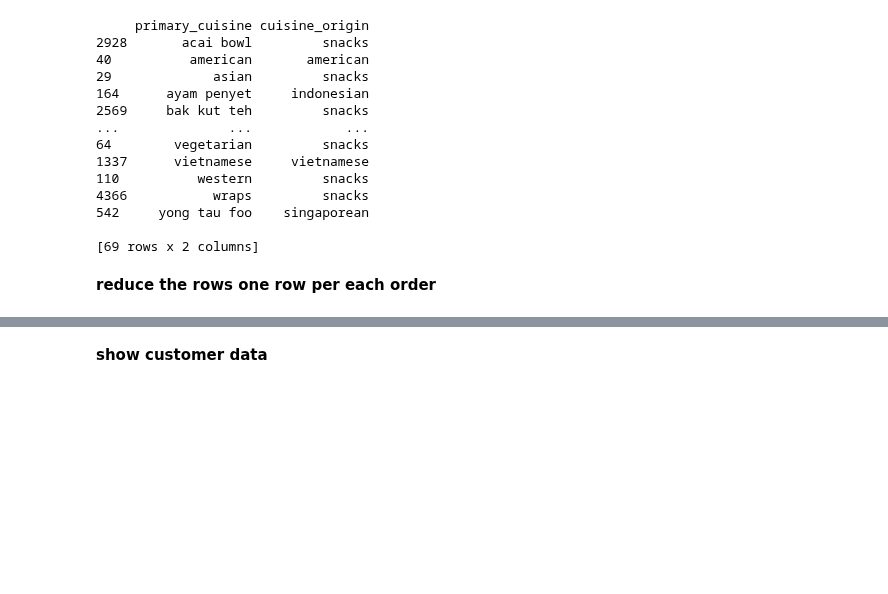
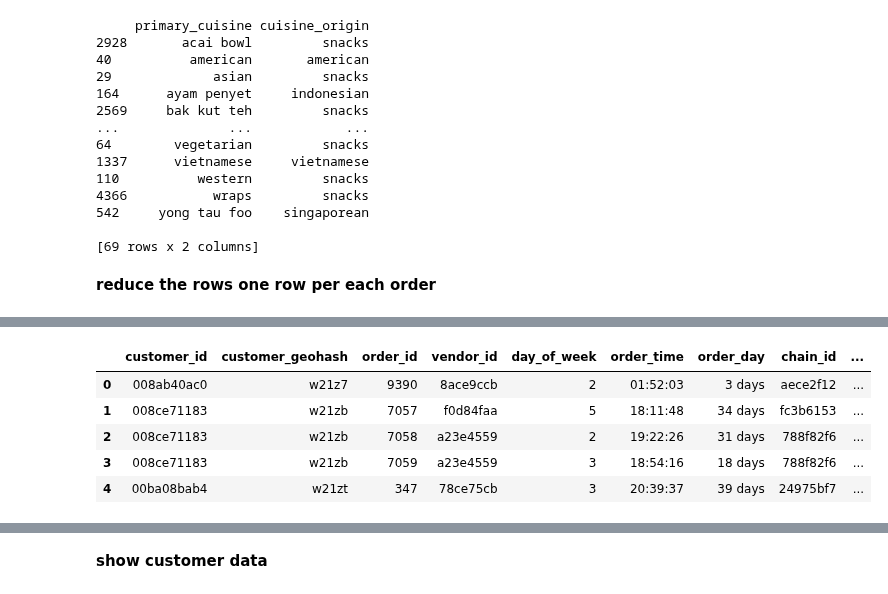
Before and after one commit to Alanoudis/food-delivery-rec, a Jupyter notebook: notebooks/alshaima/generate_vendors_rate_dat.ipynb, the cells around one changed output, grey strips where cells are left out. Cells and saved outputs as stored; diff of their text form; code cells hidden in the pictures; blank space fills up the shorter version.

Commit message:
new data file: full data that I'll work on in phase 2

```diff
--- a/notebooks/alshaima/generate_vendors_rate_dat.ipynb
+++ b/notebooks/alshaima/generate_vendors_rate_dat.ipynb
@@ -8,7 +8,7 @@
 import pandas as pd
 
 
-file_path = "/home/shaima/code/Alanoudis/food-delivery-rec/data/updated_data/orders_sg25k.txt"
+file_path = "~/code/Alanoudis/food-delivery-rec/data/updated_data/orders_sg25k.txt"
 orders = pd.read_csv(file_path)
 
 orders.head()
@@ -52,7 +52,7 @@ orders.head(3)
 | 2 | 1ba124d4e5 | w21z7 | 0 | 212753d2 | 30eba3cc2676 | 0 | 12:03:29 | 85 days |
 # %%
 
-file_path2 = "/home/shaima/code/Alanoudis/food-delivery-rec/data/raw_data/products_sg.txt"
+file_path2 = "~/code/Alanoudis/food-delivery-rec/data/raw_data/products_sg.txt"
 products = pd.read_csv(file_path2)
 
 products.head()
@@ -74,7 +74,7 @@ products.head(3)
 | 2 | e7b24dc0 | fcb7110cd932 | Scrambled Egg Burger w Chicken Meal | 0.0024 |
 # %%
 
-file_path3 = "/home/shaima/code/Alanoudis/food-delivery-rec/data/raw_data/vendors_sg.txt"
+file_path3 = "~/code/Alanoudis/food-delivery-rec/data/raw_data/vendors_sg.txt"
 vendors = pd.read_csv(file_path3)
 
 vendors.head()
@@ -539,3 +539,21 @@ Sample of aggregated data:
 | 2 | 008ce71183 | w21zb | 7058 | a23e4559 | 2 | 19:22:26 | 31 days | 788f82f6 | w21zb | ... |
 | 3 | 008ce71183 | w21zb | 7059 | a23e4559 | 3 | 18:54:16 | 18 days | 788f82f6 | w21zb | ... |
 | 4 | 00ba08bab4 | w21zt | 347 | 78ce75cb | 3 | 20:39:37 | 39 days | 24975bf7 | w21zt | ... |
+# %%
+# Rename and drop columns
+full_data = full_data.rename(columns={
+    'geohash_x': 'customer_geohash',
+    'geohash_y': 'vendor_geohash',
+    'num_items': 'num_products',
+    'items_ordered': 'products_ordered'
+}).drop(columns=['primary_cuisine'])
+
+# Verify changes
+full_data.head()
+# %% [output]
+|  | customer_id | customer_geohash | order_id | vendor_id | day_of_week | order_time | order_day | chain_id | ... |
+| 0 | 008ab40ac0 | w21z7 | 9390 | 8ace9ccb | 2 | 01:52:03 | 3 days | aece2f12 | ... |
+| 1 | 008ce71183 | w21zb | 7057 | f0d84faa | 5 | 18:11:48 | 34 days | fc3b6153 | ... |
+| 2 | 008ce71183 | w21zb | 7058 | a23e4559 | 2 | 19:22:26 | 31 days | 788f82f6 | ... |
+| 3 | 008ce71183 | w21zb | 7059 | a23e4559 | 3 | 18:54:16 | 18 days | 788f82f6 | ... |
+| 4 | 00ba08bab4 | w21zt | 347 | 78ce75cb | 3 | 20:39:37 | 39 days | 24975bf7 | ... |
```
Also changed, not shown: parts of 4 cells of this notebook, 1 other file.
